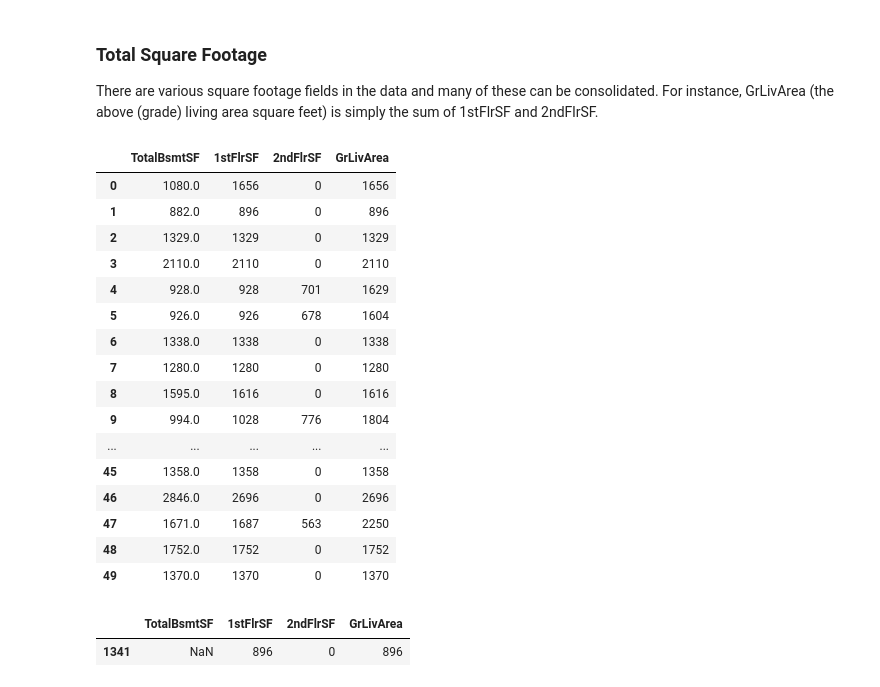
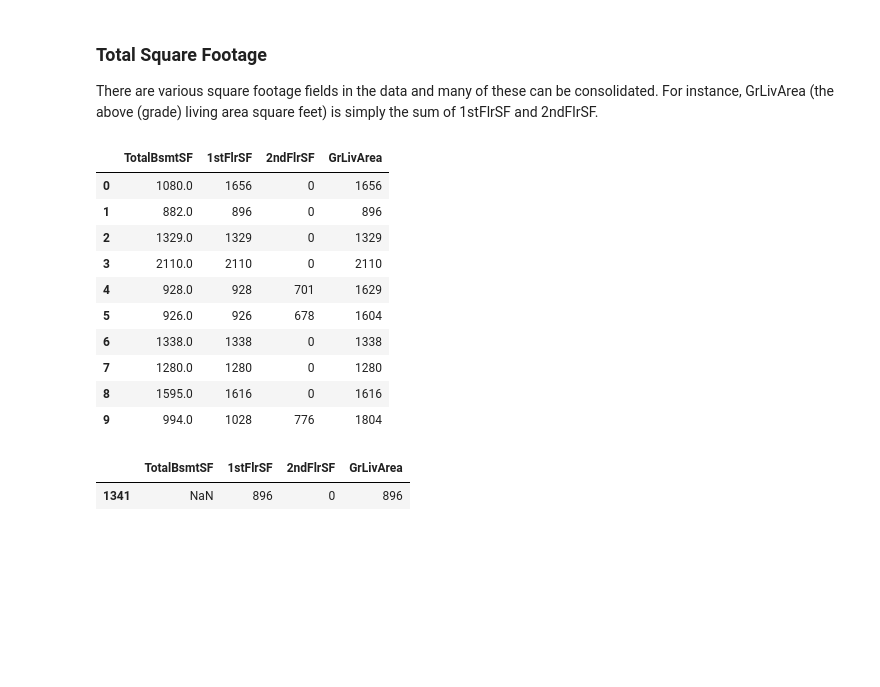
Before and after one commit to CoolBeansProgramming/Predicting-Sale-Price-of-Homes-in-Iowa, a Jupyter notebook: main.ipynb, the cells around one changed output. Cells and saved outputs as stored; diff of their text form; code cells hidden in the pictures; blank space fills up the shorter version.

```diff
--- a/main.ipynb
+++ b/main.ipynb
@@ -8,7 +8,7 @@ import numpy as np
 import seaborn as sns
 from sklearn.linear_model import LinearRegression
 # %%
-housing_raw = pd.read_csv('AmesHousing.csv')
+housing = pd.read_csv('AmesHousing.csv')
 # %% [markdown]
 ## Initial Exploration
 # %%
@@ -106,9 +117,5 @@ me, renovations, curb appeal, future development, and the economy.
 Fields related to these factors should be visualized as these are the most interesting variables and include:
 
 LotArea, Neighborhood, Condition1, OverallCond, YearBuilt, YearRemodAdd, ExterCond, TotalBsmtSF, 1stFlrSF, 2ndFlrSF, LowQualFinSF, GrLivArea, BsmtFullBath, BsmtHalfBath, FullBath, HalfBath, Bedroom, TotRmsAbvGrd
-# %%
-# create working copy of data
-
-housing = housing_raw.copy(deep=True)
 # %% [markdown]
 ## Feature Engineering
@@ -114,0 +134,8 @@ housing = housing_raw.copy(deep=True)
+# %%
+housing['age'] = 2011 - housing['YearBuilt']
+
+
+housing['age_cat'] = pd.cut(housing['age'],
+                               bins=[0, 5, 25, 50, 100, np.inf],
+                               labels=['0-5','6-25','26-50','51-100','>100'])
+housing['age_cat'].value_counts()
@@ -123,25 +169,19 @@ housing['Remodel'] = [True if x is not None else False for x in housing['YearRem
 
 There are various square footage fields in the data and many of these can be consolidated. For instance, GrLivArea (the above (grade) living area square feet) is simply the sum of 1stFlrSF and 2ndFlrSF.
 # %%
-housing[['TotalBsmtSF','1stFlrSF','2ndFlrSF','GrLivArea']].head(50)
+housing[['TotalBsmtSF','1stFlrSF','2ndFlrSF','GrLivArea']].head(10)
 # %% [output]
 |  | TotalBsmtSF | 1stFlrSF | 2ndFlrSF | GrLivArea |
 | 0 | 1080.0 | 1656 | 0 | 1656 |
 | 1 | 882.0 | 896 | 0 | 896 |
 | 2 | 1329.0 | 1329 | 0 | 1329 |
 | 3 | 2110.0 | 2110 | 0 | 2110 |
 | 4 | 928.0 | 928 | 701 | 1629 |
 | 5 | 926.0 | 926 | 678 | 1604 |
 | 6 | 1338.0 | 1338 | 0 | 1338 |
 | 7 | 1280.0 | 1280 | 0 | 1280 |
 | 8 | 1595.0 | 1616 | 0 | 1616 |
 | 9 | 994.0 | 1028 | 776 | 1804 |
-| ... | ... | ... | ... | ... |
-| 45 | 1358.0 | 1358 | 0 | 1358 |
-| 46 | 2846.0 | 2696 | 0 | 2696 |
-| 47 | 1671.0 | 1687 | 563 | 2250 |
-| 48 | 1752.0 | 1752 | 0 | 1752 |
-| 49 | 1370.0 | 1370 | 0 | 1370 |
 # %%
 # find instances of Nulls in the TotalBsmtSF
 
```
Also changed, not shown: parts of 11 cells of this notebook.
